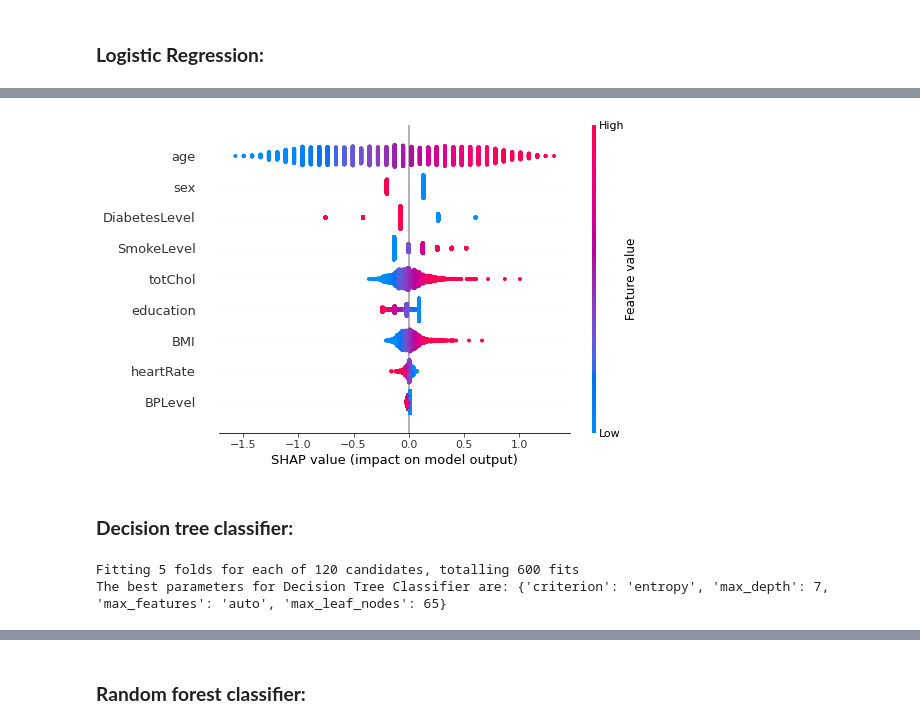
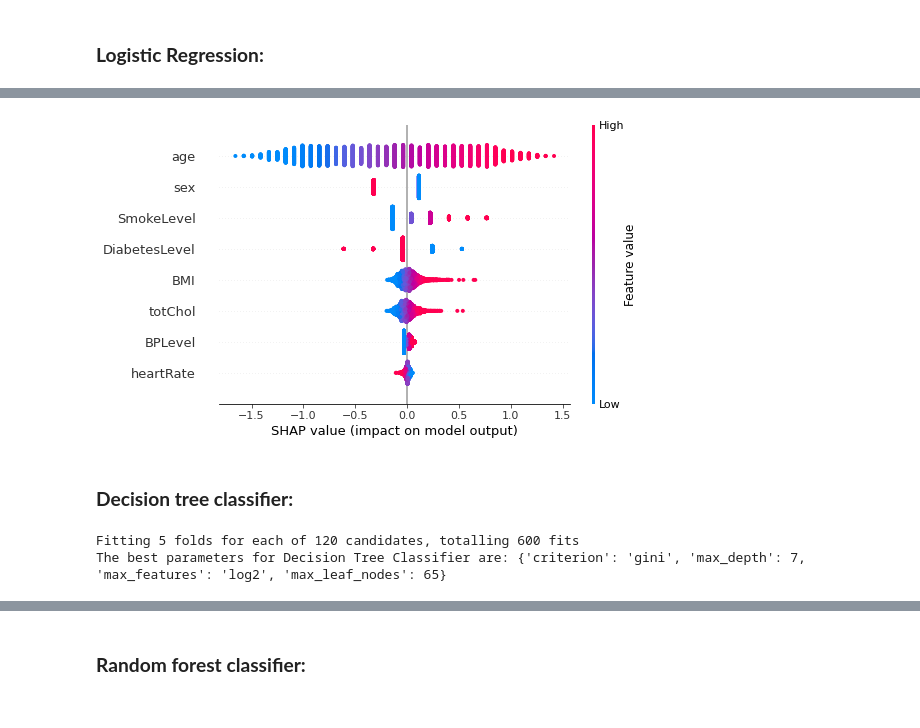
Before and after one commit to Syed-Adnan-S/Cardiovascular-Risk-Prediction, a Jupyter notebook: Cardiovascular_Risk_Prediction_Capstone_Project_Syed_Adnan_S.ipynb, the cells around one changed output, grey strips where cells are left out. Drawn from its saved outputs; the diff is of its cells as text; code cells hidden in the pictures.

```diff
--- a/Cardiovascular_Risk_Prediction_Capstone_Project_Syed_Adnan_S.ipynb
+++ b/Cardiovascular_Risk_Prediction_Capstone_Project_Syed_Adnan_S.ipynb
@@ -646,6 +645,6 @@ As we can see from the distribution, there is a high class imbalance for the col
 # %%
 #Removing useless columns
-crp_df.drop(columns={'BPMeds','prevalentStroke'},axis=1,inplace=True)
+crp_df.drop(columns={'BPMeds','prevalentStroke','education'},axis=1,inplace=True)
 # %% [markdown]
 ## <b>5. Pre processing of the data:</b>
 # %% [markdown]
@@ -802,11 +801,11 @@ def model_pipeline(X_train:pd.DataFrame,X_test:pd.DataFrame,Y_train:pd.DataFrame
      #Generating a new model with best parameters.
      model = gs_model.best_estimator_
 
+  else:
+    print("Enter correct model name. \n 1.Logistic Regression or, \n2.Decision Tree Classifier or, 3.Random Forest Classifier or,\n4.Gradient Boosting Classifier.")
+
   #Training the model with the right parameters
   model.fit(X_train,Y_train)
-
-  #Making the predictions variables global, to use them outside the function
-  global train_predictions, test_predictions
 
   #Making the predictions
   train_predictions = model.predict(X_train)
@@ -821,7 +820,7 @@ def model_pipeline(X_train:pd.DataFrame,X_test:pd.DataFrame,Y_train:pd.DataFrame
 
   #Returning values for model explainability process
   elif kind == 'model_explainability':
-    return model,train_predictions,test_predictions
+    return model
 # %% [markdown]
 ### <b>Logistic regression:</b>
 
@@ -983,14 +980,14 @@ Successfully installed shap-0.41.0 slicer-0.0.7
 import shap
 # %%
 #Creating an object for the logistic regression model
-lr_classifier,train1,test1 = model_pipeline(X_train,X_test,Y_train,Y_test, ml_model='Logistic Regression',kind='model_explainability')
+lr_classifier = model_pipeline(X_train,X_test,Y_train,Y_test, ml_model='Logistic Regression',kind='model_explainability')
 
 #Plotting the shap summary plot
 explainer_shap = shap.Explainer(model=model, masker=X_train)
 shap_values = explainer_shap.shap_values(X_train)
 shap.summary_plot(shap_values,X_train,feature_names=X.columns)
 # %% [output]
-[figure, old version]
+[figure, new version]
 # %% [markdown]
 ### <b>Decision tree classifier:</b>
 # %%
@@ -1006,10 +1003,11 @@ def feature_importance(model):
   plt.xlabel('Relative Importance')
   plt.show()
 # %%
-dt_classifier,train,test = model_pipeline(X_train,X_test,Y_train,Y_test,ml_model='Decision Tree Classifier',\
+#Obtaining the trained model object for explainability
+dt_classifier = model_pipeline(X_train,X_test,Y_train,Y_test,ml_model='Decision Tree Classifier',\
                param_grid={'max_features': ['auto', 'sqrt', 'log2'],'max_leaf_nodes':[45,50,55,60,65],\
                            'max_depth':[4,5,6,7],'criterion':['entropy','gini']}\
                ,kind='model_explainability')
 # %% [output]
 Fitting 5 folds for each of 120 candidates, totalling 600 fits
-The best parameters for Decision Tree Classifier are: {'criterion': 'entropy', 'max_depth': 7, 'max_features': 'auto', 'max_leaf_nodes': 65}
+The best parameters for Decision Tree Classifier are: {'criterion': 'gini', 'max_depth': 7, 'max_features': 'log2', 'max_leaf_nodes': 65}
```
Also changed, not shown: parts of 20 cells of this notebook.
